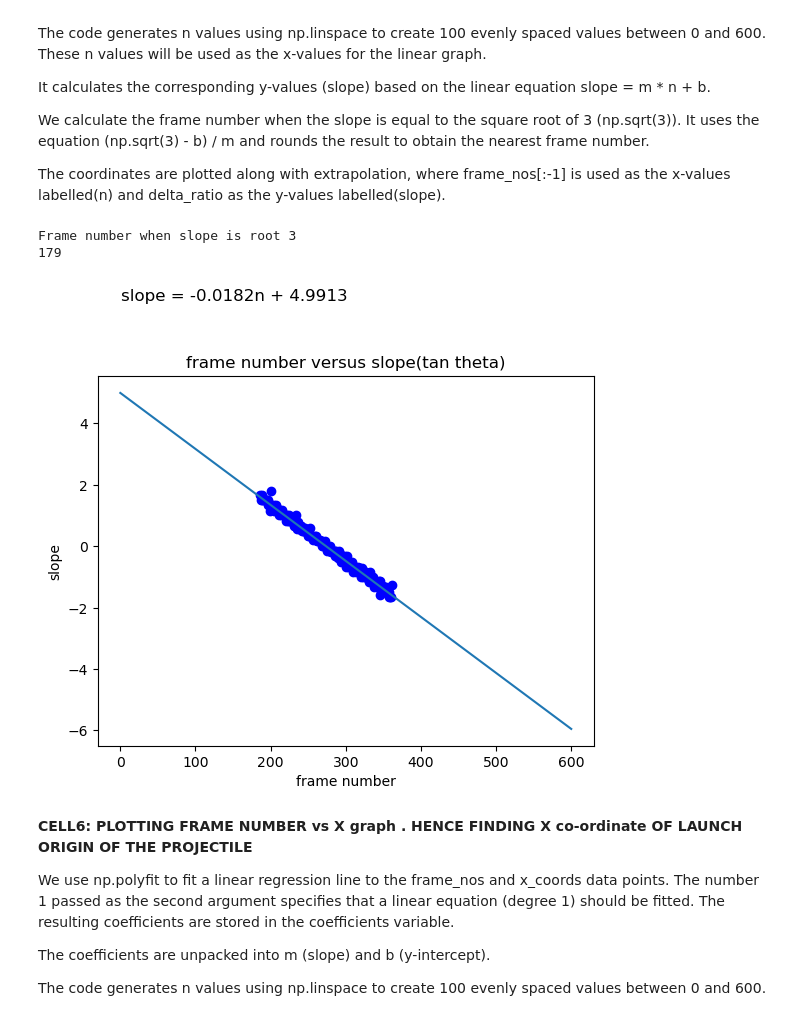
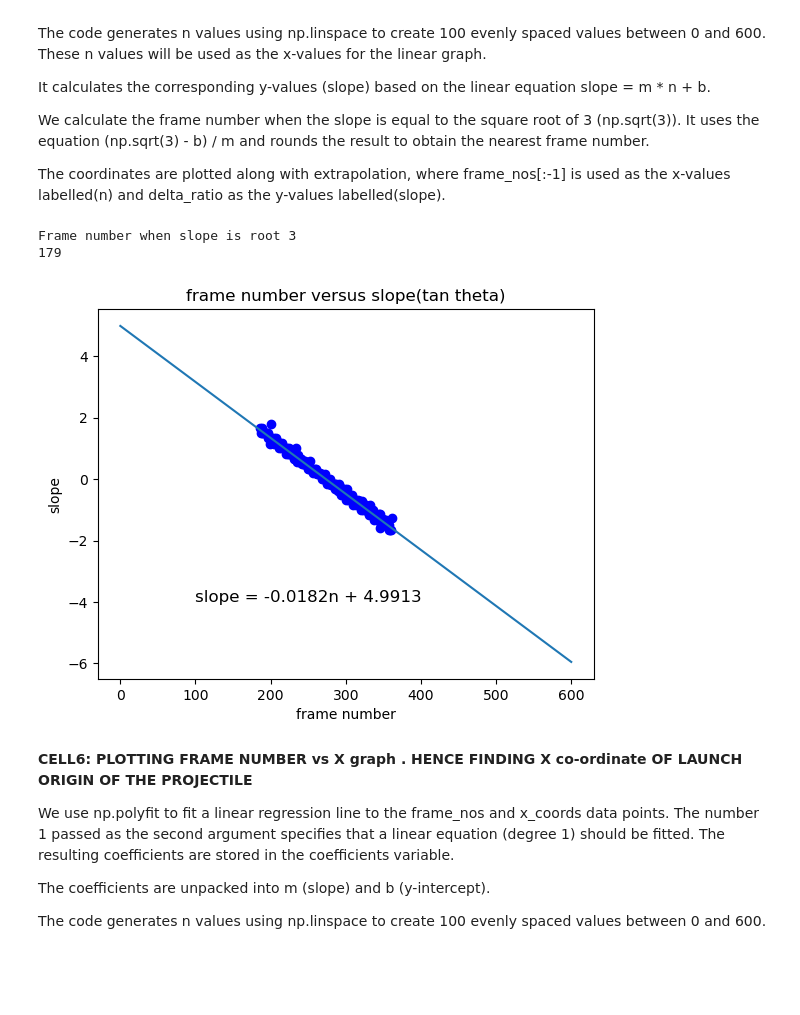
Before and after one commit to gopinath-github99/projectile_analysis_exam, a Jupyter notebook: projectile_analysis.ipynb, the cells around one changed output. Cells and saved outputs as stored; diff of their text form; code cells hidden in the pictures; blank space fills up the shorter version.

```diff
--- a/projectile_analysis.ipynb
+++ b/projectile_analysis.ipynb
@@ -317,35 +330,35 @@ coefficients = np.polyfit(frame_nos[:-1], delta_ratio, 1)
 m, b = coefficients
 
 # Generating x values for the plot
 n = np.linspace(0, 600, 100)
 
 # Calculating y values based on the linear equation
 slope = m * n + b
 
 # Since, launch angle is 60degrees implying slope is sqare root 3 at launch, finding the frame number when the launch occurred.
 
 print("Frame number when slope is root 3")
 
 print ( round((np.sqrt(3) - b ) / m) )
 
 # Plotting the linear graph
 plt.plot(n, slope, label='Linear Graph')
 
 # Plotting the original coordinates
 plt.scatter(frame_nos[:-1], delta_ratio, color='blue', label='Coordinates')
 
 # Printing the equation on the graph
 equation = f"slope = {m:.4f}n + {b:.4f}"
-plt.text(1, 8, equation, fontsize=12)
+plt.text(100, -4, equation, fontsize=12)
 
 plt.xlabel('frame number')
 plt.ylabel('slope')
 plt.title('frame number versus slope(tan theta)')
 plt.show()
 # %% [output]
 Frame number when slope is root 3
 179
-[figure, old version]
+[figure, new version]
 # %% [markdown]
 **CELL6: PLOTTING FRAME NUMBER vs X graph . HENCE FINDING X co-ordinate OF LAUNCH ORIGIN OF THE PROJECTILE**
 
```
Also changed, not shown: parts of 3 cells of this notebook.
